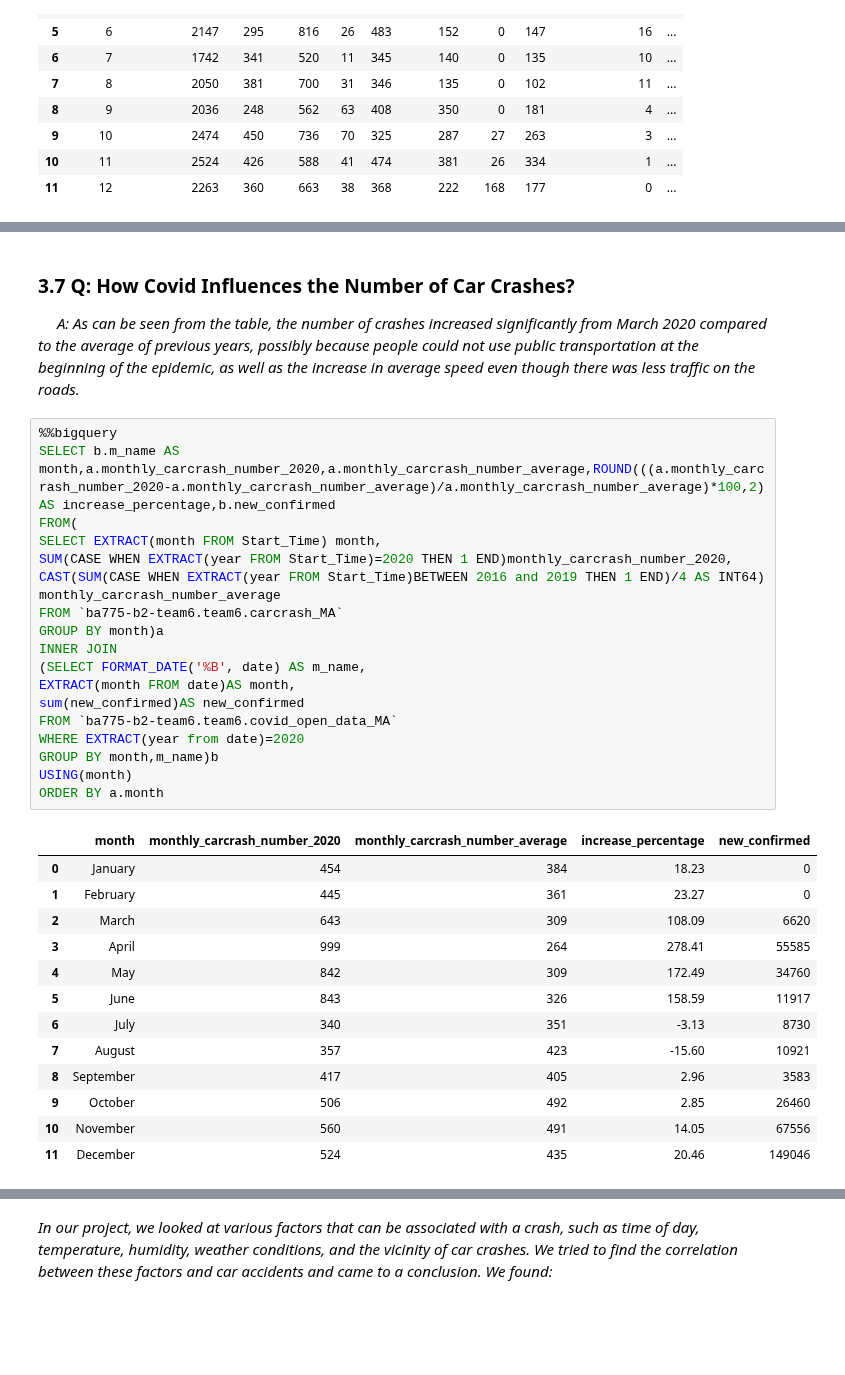
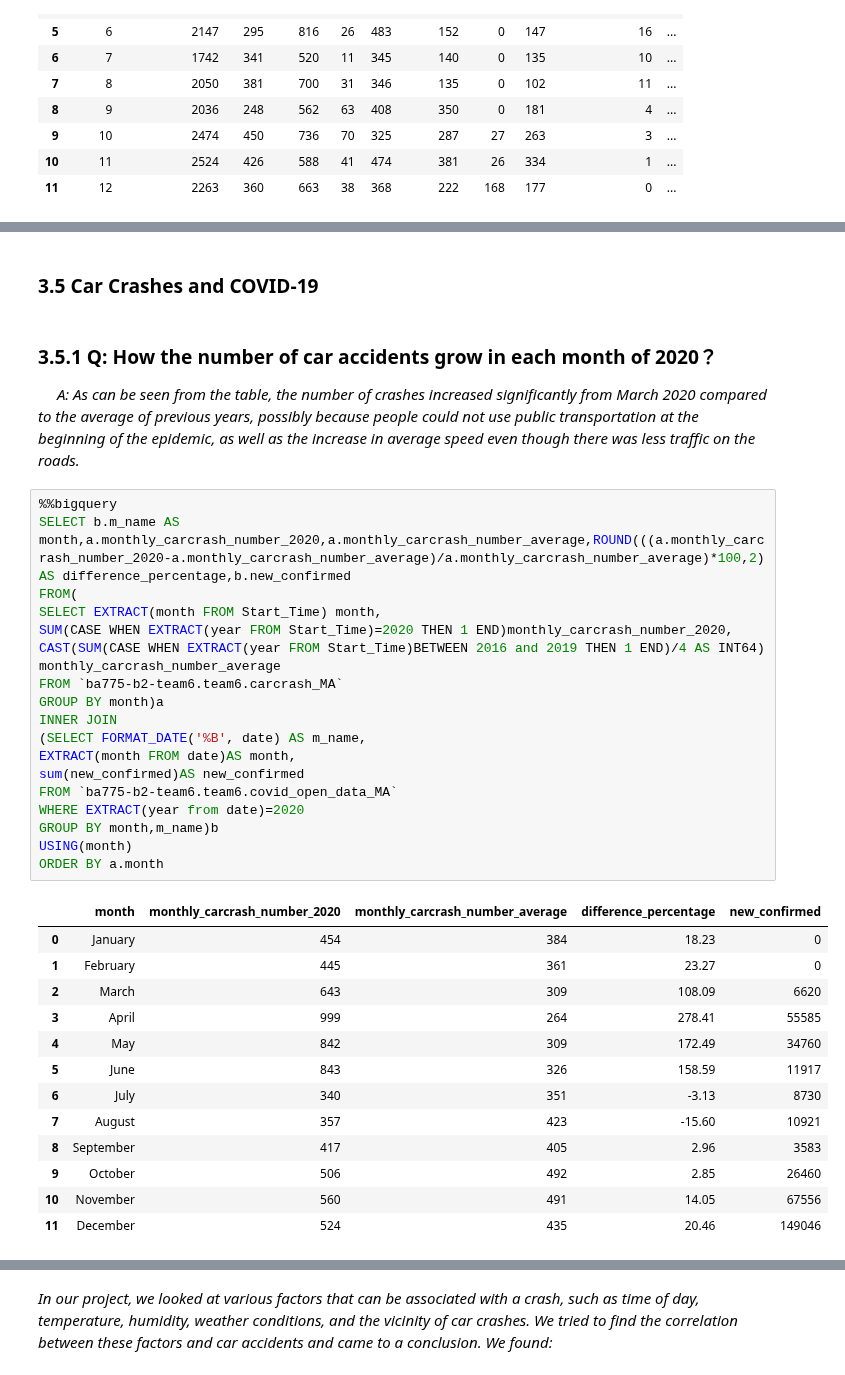
Before and after one commit to KaiyuWang19970221/BA775-teamproject, a Jupyter notebook: team6.ipynb, the cells around one changed output, grey strips where cells are left out. Drawn from its saved outputs; the diff is of its cells as text; blank space fills up the shorter version.

```diff
--- a/team6.ipynb
+++ b/team6.ipynb
@@ -699,26 +590,28 @@ ORDER BY Month
+# %% [markdown]
+### 3.5 Car Crashes and COVID-19
 # %% [markdown]
-### 3.7 Q: How Covid Influences the Number of Car Crashes?
+### 3.5.1 Q: How the number of car accidents grow in each month of 2020？
 &emsp;<i> A: As can be seen from the table, the number of crashes increased significantly from March 2020 compared to the average of previous years, possibly because people could not use public transportation at the beginning of the epidemic, as well as the increase in average speed even though there was less traffic on the roads.</i>
 # %%
 %%bigquery
-SELECT b.m_name AS month,a.monthly_carcrash_number_2020,a.monthly_carcrash_number_average,ROUND(((a.monthly_carcrash_number_2020-a.monthly_carcrash_number_average)/a.monthly_carcrash_number_average)*100,2) AS increase_percentage,b.new_confirmed
+SELECT b.m_name AS month,a.monthly_carcrash_number_2020,a.monthly_carcrash_number_average,ROUND(((a.monthly_carcrash_number_2020-a.monthly_carcrash_number_average)/a.monthly_carcrash_number_average)*100,2) AS difference_percentage,b.new_confirmed
 FROM(
 SELECT EXTRACT(month FROM Start_Time) month,
 SUM(CASE WHEN EXTRACT(year FROM Start_Time)=2020 THEN 1 END)monthly_carcrash_number_2020,
 CAST(SUM(CASE WHEN EXTRACT(year FROM Start_Time)BETWEEN 2016 and 2019 THEN 1 END)/4 AS INT64) monthly_carcrash_number_average
 FROM `ba775-b2-team6.team6.carcrash_MA`
 GROUP BY month)a
 INNER JOIN
 (SELECT FORMAT_DATE('%B', date) AS m_name,
 EXTRACT(month FROM date)AS month,
 sum(new_confirmed)AS new_confirmed
 FROM `ba775-b2-team6.team6.covid_open_data_MA`
 WHERE EXTRACT(year from date)=2020
 GROUP BY month,m_name)b
 USING(month)
 ORDER BY a.month
 # %% [output]
-|  | month | monthly_carcrash_number_2020 | monthly_carcrash_number_average | increase_percentage | new_confirmed |
+|  | month | monthly_carcrash_number_2020 | monthly_carcrash_number_average | difference_percentage | new_confirmed |
 | 0 | January | 454 | 384 | 18.23 | 0 |
 | 1 | February | 445 | 361 | 23.27 | 0 |
 | 2 | March | 643 | 309 | 108.09 | 6620 |
```
Also changed, not shown: parts of 70 cells of this notebook.
